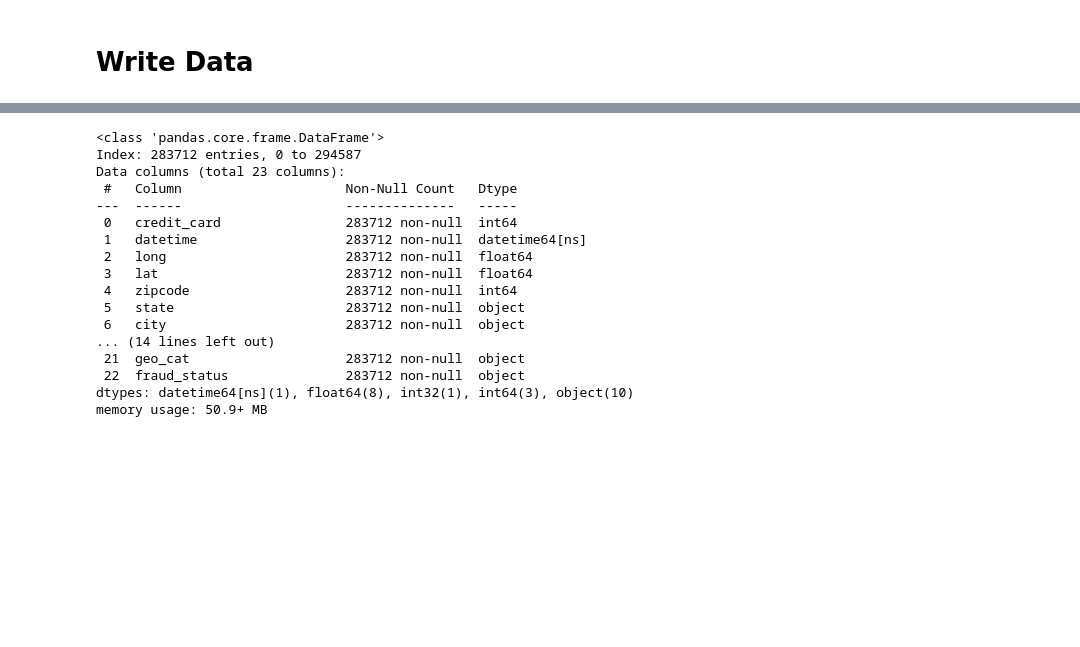
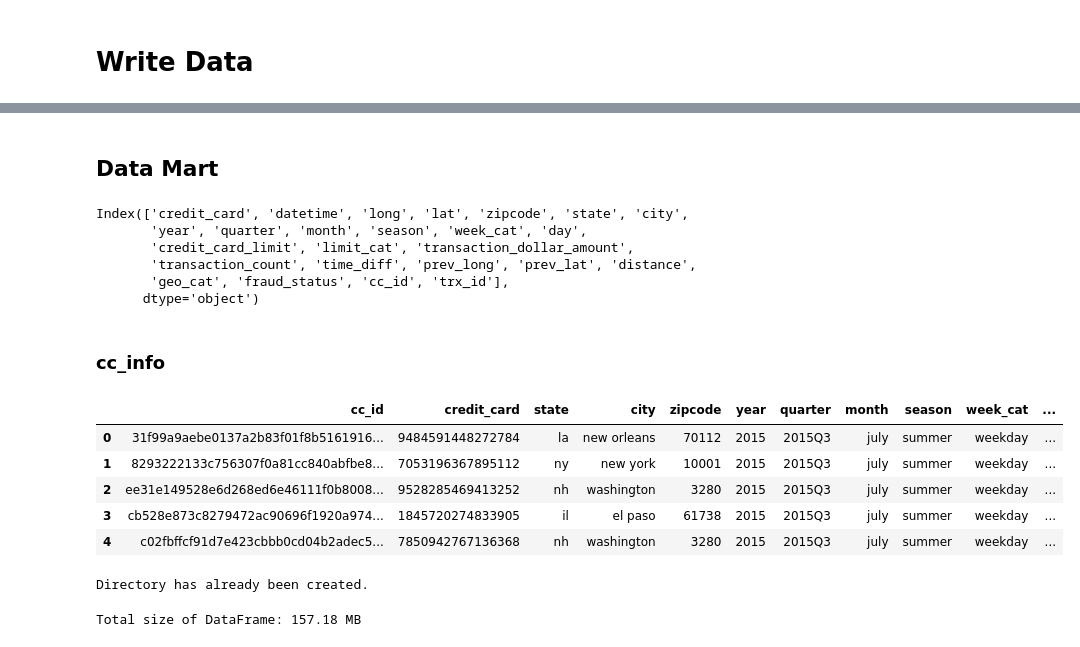
Before and after one commit to Pra5etya/Credit-Card-Fraud-Transactions, a Jupyter notebook: etl/data_exploration.ipynb, the cells around one changed output, grey strips where cells are left out. Drawn from its saved outputs; the diff is of its cells as text; code cells hidden in the pictures; blank space fills up the shorter version.

```diff
--- a/etl/data_exploration.ipynb
+++ b/etl/data_exploration.ipynb
@@ -1421,26 +1533,56 @@ plt.show()
 # %%
-#
-pickle_data = cc_df
-pickle_data.info()
-
 # save pickle
 with open(share['CLEAN_DATA'], 'wb') as f:
     pickle.dump(pickle_data, f)
-# %% [output]
-<class 'pandas.core.frame.DataFrame'>
-Index: 283712 entries, 0 to 294587
-Data columns (total 23 columns):
- #   Column                     Non-Null Count   Dtype
----  ------                     --------------   -----
- 0   credit_card                283712 non-null  int64
- 1   datetime                   283712 non-null  datetime64[ns]
- 2   long                       283712 non-null  float64
- 3   lat                        283712 non-null  float64
- 4   zipcode                    283712 non-null  int64
- 5   state                      283712 non-null  object
- 6   city                       283712 non-null  object
-... (14 lines left out)
- 21  geo_cat                    283712 non-null  object
- 22  fraud_status               283712 non-null  object
-dtypes: datetime64[ns](1), float64(8), int32(1), int64(3), object(10)
-memory usage: 50.9+ MB
+# %% [markdown]
+## Data Mart
+# %%
+csv_data = pickle_data.copy()
+csv_data.columns
+# %% [output]
+Index(['credit_card', 'datetime', 'long', 'lat', 'zipcode', 'state', 'city',
+       'year', 'quarter', 'month', 'season', 'week_cat', 'day',
+       'credit_card_limit', 'limit_cat', 'transaction_dollar_amount',
+       'transaction_count', 'time_diff', 'prev_long', 'prev_lat', 'distance',
+       'geo_cat', 'fraud_status', 'cc_id', 'trx_id'],
+      dtype='object')
+# %% [markdown]
+### cc_info
+# %%
+cc_info_list = ['cc_id', 'credit_card', 'state', 'city', 'zipcode',
+                'year', 'quarter', 'month', 'season', 'week_cat', 'day',
+                'credit_card_limit', 'limit_cat']
+
+cc_info_dm = csv_data[cc_info_list]
+cc_info_dm.head()
+# %% [output]
+|  | cc_id | credit_card | state | city | zipcode | year | quarter | month | season | week_cat | ... |
+| 0 | 31f99a9aebe0137a2b83f01f8b5161916... | 9484591448272784 | la | new orleans | 70112 | 2015 | 2015Q3 | july | summer | weekday | ... |
+| 1 | 8293222133c756307f0a81cc840abfbe8... | 7053196367895112 | ny | new york | 10001 | 2015 | 2015Q3 | july | summer | weekday | ... |
+| 2 | ee31e149528e6d268ed6e46111f0b8008... | 9528285469413252 | nh | washington | 3280 | 2015 | 2015Q3 | july | summer | weekday | ... |
+| 3 | cb528e873c8279472ac90696f1920a974... | 1845720274833905 | il | el paso | 61738 | 2015 | 2015Q3 | july | summer | weekday | ... |
+| 4 | c02fbffcf91d7e423cbbb0cd04b2adec5... | 7850942767136368 | nh | washington | 3280 | 2015 | 2015Q3 | july | summer | weekday | ... |
+# %%
+# Tentukan folder tujuan
+dir_name = 'datamart'
+folder_path = f"../{dir_name}"
+
+# Cek apakah folder sudah ada, jika belum buat foldernya
+if not os.path.exists(folder_path):
+    os.makedirs(folder_path)
+
+    print(f"Directory '{dir_name}' created successfully.")
+
+else:
+    print(f'Directory has already been created.')
+# %% [output]
+Directory has already been created.
+# %%
+# calculate dataframe size
+total_size_bytes = sys.getsizeof(cc_info_dm)
+
+# Converse bytes to MB
+total_size_mb = total_size_bytes / 1048576
+print(f"Total size of DataFrame: {total_size_mb:.2f} MB")
+# %% [output]
+Total size of DataFrame: 157.18 MB
```
Also changed, not shown: parts of 20 cells of this notebook, 3 other files.
